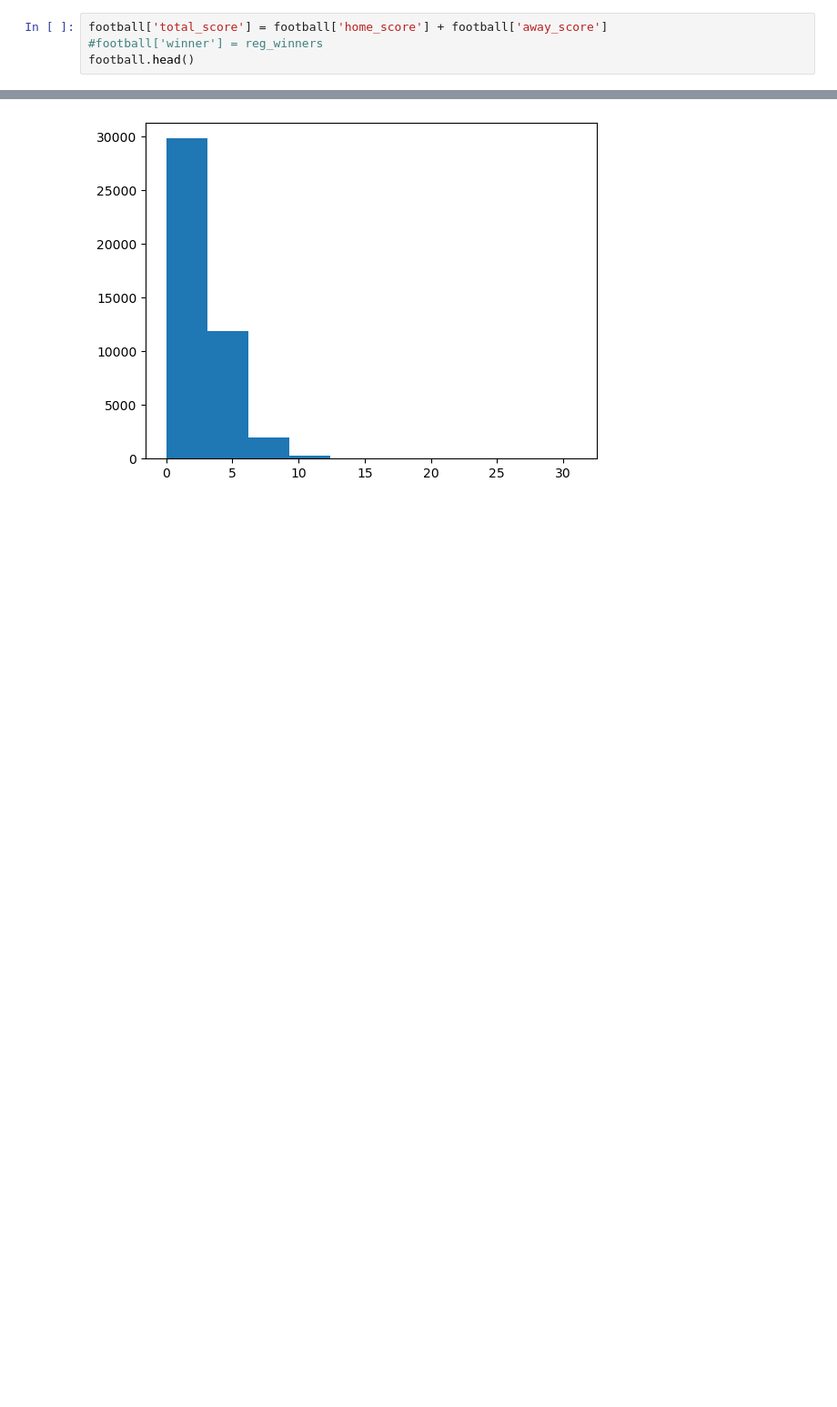
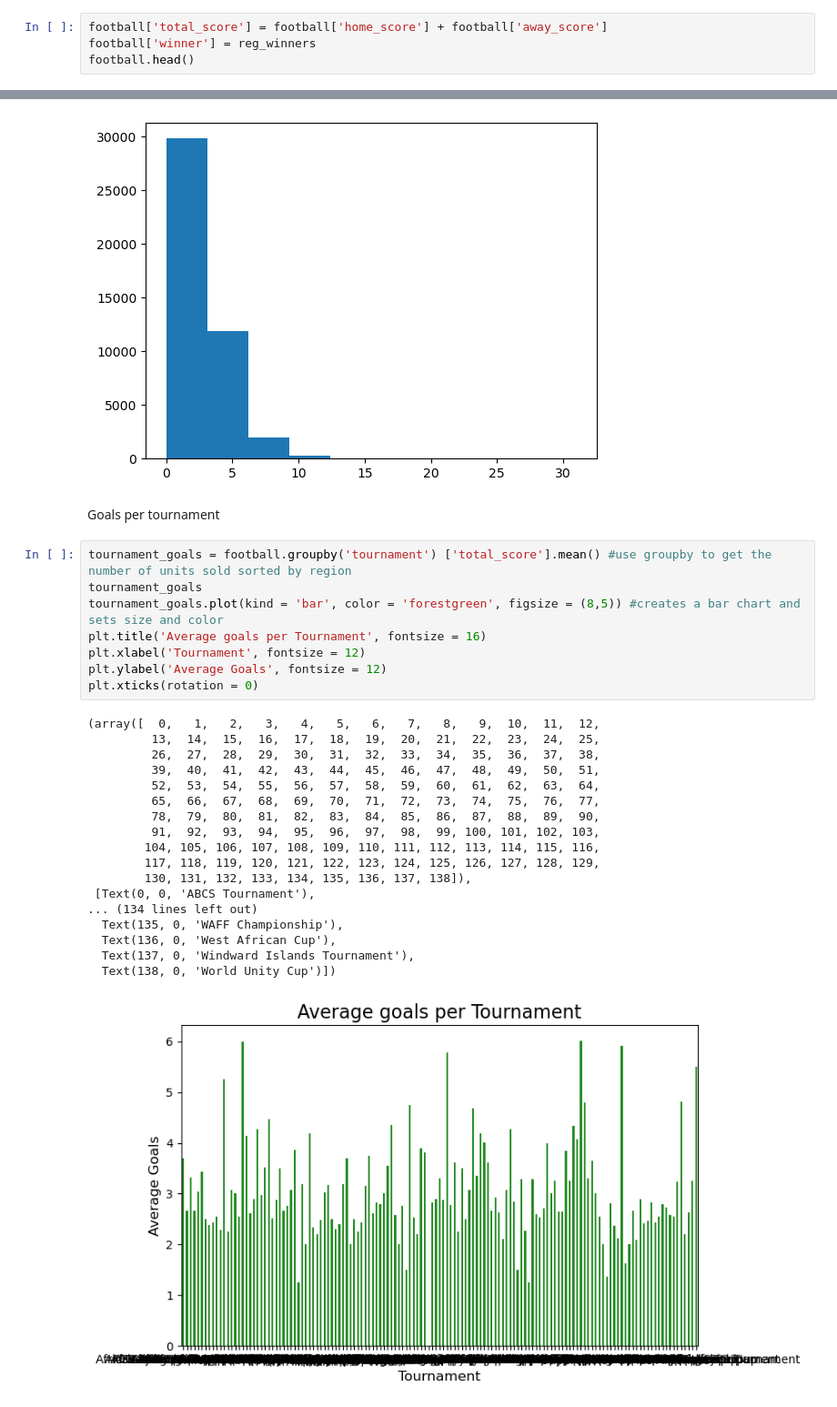
Before and after one commit to izziekei/Final-Project, a Jupyter notebook: Football_Data_Analysis.ipynb, the cells around one changed output, grey strips where cells are left out. Shown at 91% size. Cells and saved outputs as stored; diff of their text form; blank space fills up the shorter version.

```diff
--- a/Football_Data_Analysis.ipynb
+++ b/Football_Data_Analysis.ipynb
@@ -74,6 +77,6 @@ print(reg_winners)
 # %%
 football['total_score'] = football['home_score'] + football['away_score']
-#football['winner'] = reg_winners
+football['winner'] = reg_winners
 football.head()
 # %% [output]
 |  | date | home_team | away_team | home_score | away_score | tournament | city | country | neutral | ... |
@@ -92,3 +95,32 @@ plt.hist(total_score)
 plt.show()
 # %% [output]
 [figure]
+# %% [markdown]
+Goals per tournament
+# %%
+tournament_goals = football.groupby('tournament') ['total_score'].mean() #use groupby to get the number of units sold sorted by region
+tournament_goals
+tournament_goals.plot(kind = 'bar', color = 'forestgreen', figsize = (8,5)) #creates a bar chart and sets size and color
+plt.title('Average goals per Tournament', fontsize = 16)
+plt.xlabel('Tournament', fontsize = 12)
+plt.ylabel('Average Goals', fontsize = 12)
+plt.xticks(rotation = 0)
+# %% [output]
+(array([  0,   1,   2,   3,   4,   5,   6,   7,   8,   9,  10,  11,  12,
+         13,  14,  15,  16,  17,  18,  19,  20,  21,  22,  23,  24,  25,
+         26,  27,  28,  29,  30,  31,  32,  33,  34,  35,  36,  37,  38,
+         39,  40,  41,  42,  43,  44,  45,  46,  47,  48,  49,  50,  51,
+         52,  53,  54,  55,  56,  57,  58,  59,  60,  61,  62,  63,  64,
+         65,  66,  67,  68,  69,  70,  71,  72,  73,  74,  75,  76,  77,
+         78,  79,  80,  81,  82,  83,  84,  85,  86,  87,  88,  89,  90,
+         91,  92,  93,  94,  95,  96,  97,  98,  99, 100, 101, 102, 103,
+        104, 105, 106, 107, 108, 109, 110, 111, 112, 113, 114, 115, 116,
+        117, 118, 119, 120, 121, 122, 123, 124, 125, 126, 127, 128, 129,
+        130, 131, 132, 133, 134, 135, 136, 137, 138]),
+ [Text(0, 0, 'ABCS Tournament'),
+... (134 lines left out)
+  Text(135, 0, 'WAFF Championship'),
+  Text(136, 0, 'West African Cup'),
+  Text(137, 0, 'Windward Islands Tournament'),
+  Text(138, 0, 'World Unity Cup')])
+[figure, added]
```
Also changed, not shown: parts of 8 cells of this notebook.
